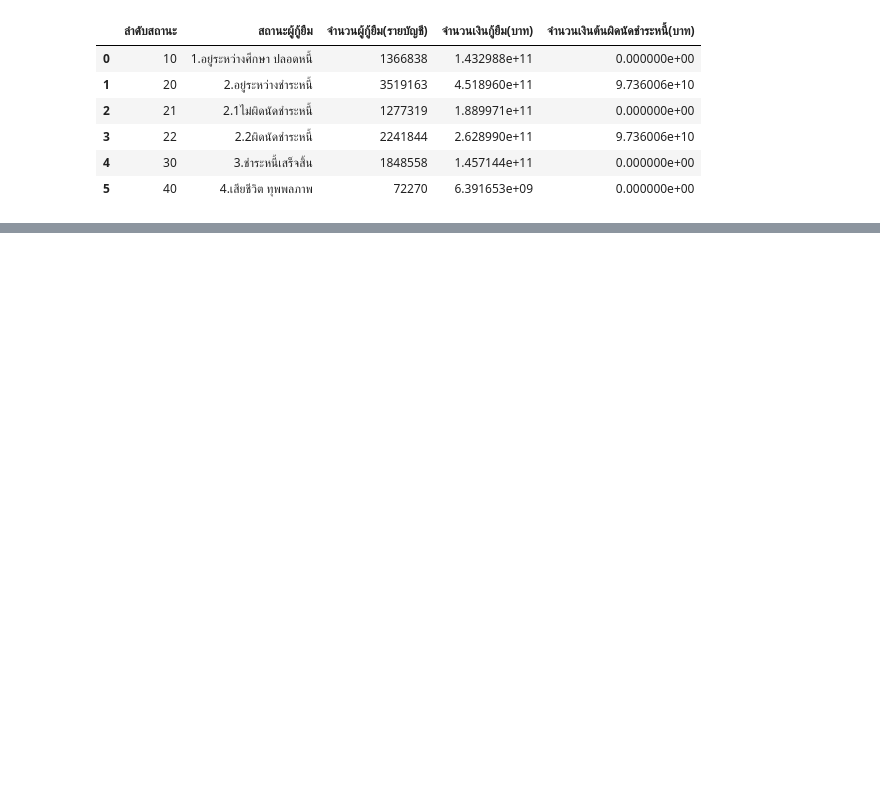
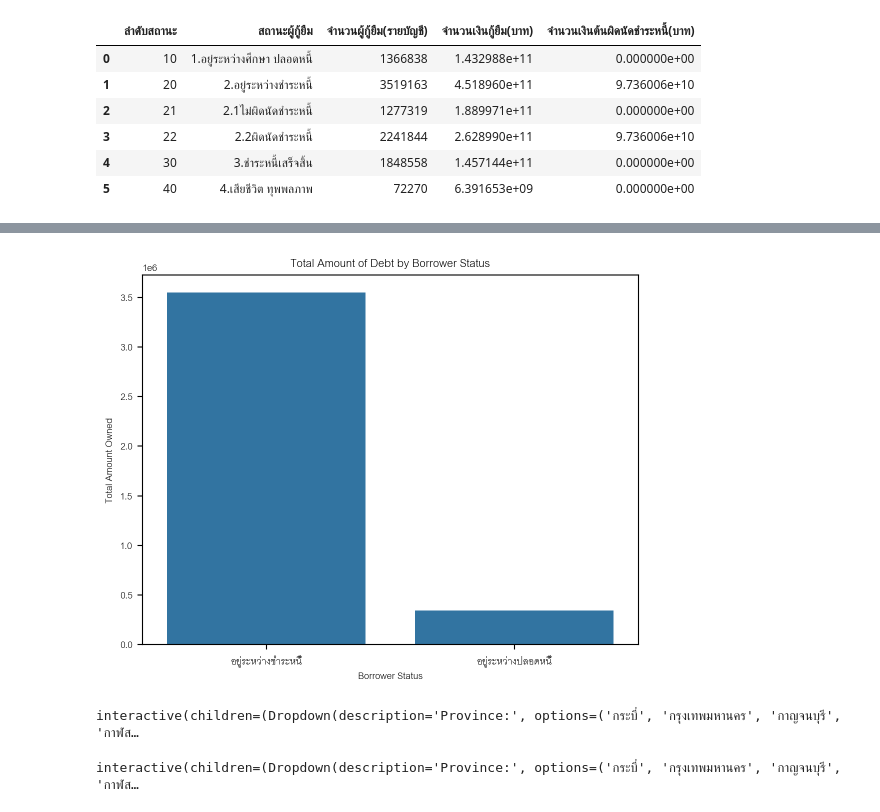
Before and after one commit to purachai-phonwisut/student-loan-analysis, a Jupyter notebook: notebook/owen.ipynb, the cells around one changed output, grey strips where cells are left out. Drawn from its saved outputs; the diff is of its cells as text; code cells hidden in the pictures; blank space fills up the shorter version.

```diff
--- a/notebook/owen.ipynb
+++ b/notebook/owen.ipynb
@@ -137,8 +145,8 @@ df_payer
 | 58913 | อยู่ระหว่างปลอดหนี้ | อุบลราชธานี | 1 | 32900.00 |
 29674 rows × 4 columns
 # %%
-summed_df_payer = df_payer.groupby(['จังหวัด','สถานะผู้กู้']).sum().reset_index()
-summed_df_payer
+grouped_df_payer = df_payer.groupby(['จังหวัด','สถานะผู้กู้']).sum().reset_index()
+grouped_df_payer
 # %% [output]
 |  | จังหวัด | สถานะผู้กู้ | จำนวนผู้กู้ | จำนวนเงินกู้ |
 | 0 | กระบี่ | อยู่ระหว่างชำระหนี้ | 24429 | 3.271592e+09 |
@@ -153,3 +161,6 @@ summed_df_payer
 | 152 | แม่ฮ่องสอน | อยู่ระหว่างชำระหนี้ | 14640 | 1.730730e+09 |
 | 153 | แม่ฮ่องสอน | อยู่ระหว่างปลอดหนี้ | 1253 | 1.852683e+08 |
 154 rows × 4 columns
+# %%
+summed_df_payer = grouped_df_payer.groupby('สถานะผู้กู้')['จำนวนผู้กู้'].sum().reset_index()
+summed_df_payer
@@ -166,0 +238,64 @@ df_status
+# %%
+sns.barplot(data = summed_df_payer,x='สถานะผู้กู้',y='จำนวนผู้กู้')
+plt.title('Total Amount of Debt by Borrower Status')
+plt.xlabel('Borrower Status')
+plt.ylabel('Total Amount Owned')
+
+plt.show()
+# %% [output]
+[figure, added]
+# %%
+def update_display(selected_province):
+    # Filter the DataFrame for the selected province
+    filtered_df = grouped_df_payer[grouped_df_payer['จังหวัด'] == selected_province]
+
+    # Group by 'status' and sum 'amount_owned'
+    grouped_df = filtered_df.groupby('สถานะผู้กู้')['จำนวนผู้กู้'].sum().reset_index()
+
+    # Display the DataFrame
+    display(grouped_df)
+
+# Create a dropdown for province selection
+province_dropdown = widgets.Dropdown(
+    options=grouped_df_payer['จังหวัด'].unique(),
+    description='Province:',
+    disabled=False,
+)
+
+# Display the dropdown and update the display function upon selection
+widgets.interactive(update_display, selected_province=province_dropdown)
+# %% [output]
+interactive(children=(Dropdown(description='Province:', options=('กระบี่', 'กรุงเทพมหานคร', 'กาญจนบุรี', 'กาฬส…
+# %%
+def update_plot(selected_province):
+    # Filter the DataFrame for the selected province
+    filtered_df = grouped_df_payer[grouped_df_payer['จังหวัด'] == selected_province]
+
+    # Group by 'สถานะผู้กู้' and sum 'จำนวนผู้กู้'
+    grouped_df = filtered_df.groupby('สถานะผู้กู้')['จำนวนผู้กู้'].sum().reset_index()
+
+    # # Clear previous output (if any)
+    # clear_output(wait=True)
+    # display(province_dropdown)  # Display the dropdown again
+
+    # Display the summarized DataFrame
+    display(grouped_df)
+
+    # Plotting
+    sns.barplot(x='สถานะผู้กู้', y='จำนวนผู้กู้', data=grouped_df)
+    plt.title(f'Total Debt by Status in {selected_province}')
+    plt.xlabel('Borrower Status')
+    plt.ylabel('Total Number of Borrowers')
+    plt.show()
+
+# Create a dropdown for province selection
+province_dropdown = widgets.Dropdown(
+    options=grouped_df_payer['จังหวัด'].unique(),
+    description='Province:',
+    disabled=False,
+)
+
+# Display the dropdown and update the plot function upon selection
+widgets.interactive(update_plot, selected_province=province_dropdown)
+# %% [output]
+interactive(children=(Dropdown(description='Province:', options=('กระบี่', 'กรุงเทพมหานคร', 'กาญจนบุรี', 'กาฬส…
```
Also changed, not shown: parts of 11 cells of this notebook.
